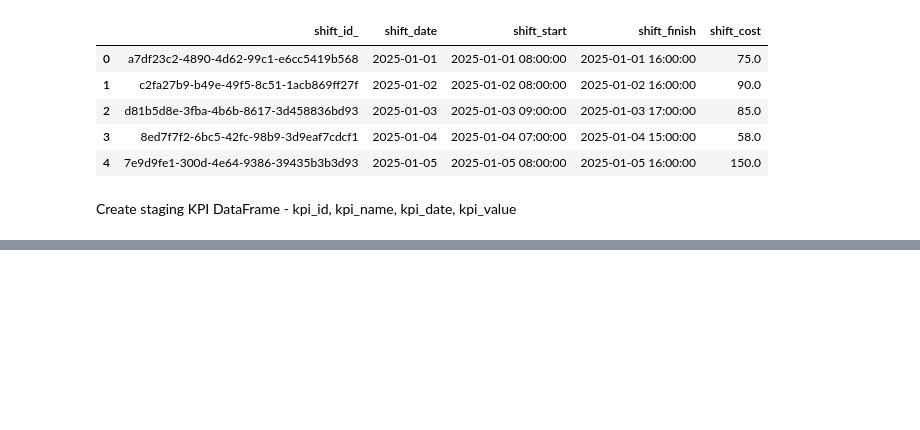
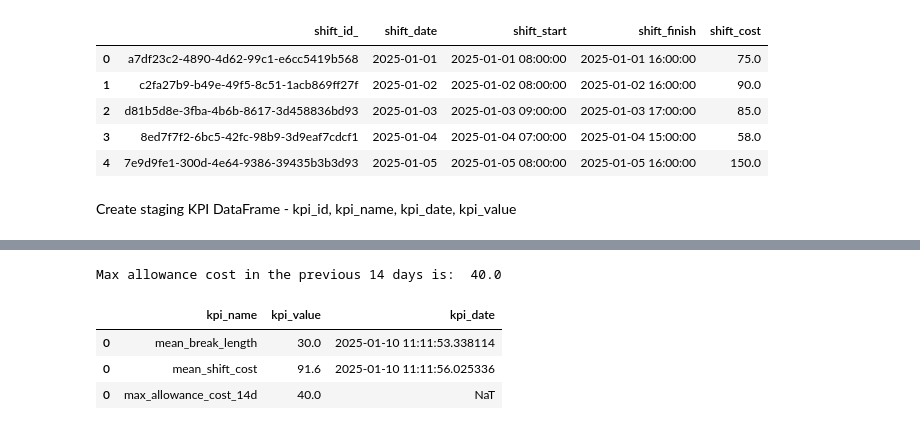
Before and after one commit to MimaJovic/hello-world, a Jupyter notebook: my_code/code.ipynb, the cells around one changed output, grey strips where cells are left out. Drawn from its saved outputs; the diff is of its cells as text; code cells hidden in the pictures; blank space fills up the shorter version.

```diff
--- a/my_code/code.ipynb
+++ b/my_code/code.ipynb
@@ -146,0 +147,9 @@ display(stg_kpis)
+# %%
+# Second new column - mean shift cost
+display(stg_kpis)
+#display(stg_shifts)
+mean_shift_cost = (stg_shifts['shift_cost'].sum() / len(stg_shifts))
+#print(mean_shift_cost)
+new_row = pd.DataFrame({'kpi_name': ['mean_shift_cost'], 'kpi_value': [mean_shift_cost], 'kpi_date': [pd.to_datetime('now')]})
+stg_kpis = pd.concat([stg_kpis,new_row])
+display(stg_kpis)
@@ -146,0 +183,15 @@ display(stg_kpis)
+# %%
+# Second part - join sub_shifts and allowances in order to get max cost
+joined_allowances_sub_shifts = sub_shifts.join(raw_allowances, lsuffix= "shift_id_", rsuffix="shift_id", how = "left")
+max_allowance = joined_allowances_sub_shifts["allowance_cost"].max()
+print("Max allowance cost in the previous 14 days is: ", max_allowance)
+# Third part - add this new value to stg_kpis
+new_row = pd.DataFrame({'kpi_name': ["max_allowance_cost_14d"], 'kpi_value': [max_allowance]})
+stg_kpis = pd.concat([stg_kpis, new_row])
+display(stg_kpis)
+# %% [output]
+Max allowance cost in the previous 14 days is:  40.0
+|  | kpi_name | kpi_value | kpi_date |
+| 0 | mean_break_length | 30.0 | 2025-01-10 11:11:53.338114 |
+| 0 | mean_shift_cost | 91.6 | 2025-01-10 11:11:56.025336 |
+| 0 | max_allowance_cost_14d | 40.0 | NaT |
```
Also changed, not shown: parts of 3 cells of this notebook.
